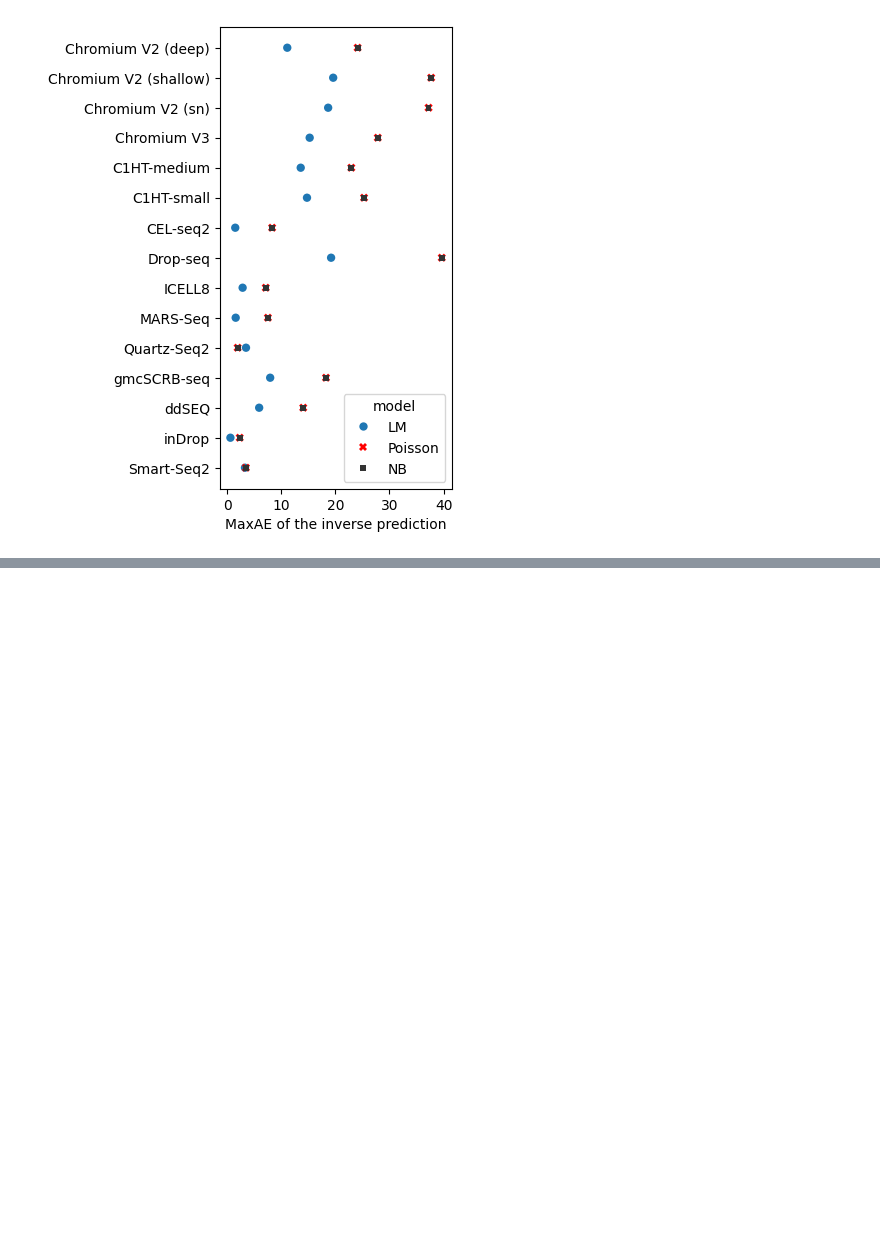
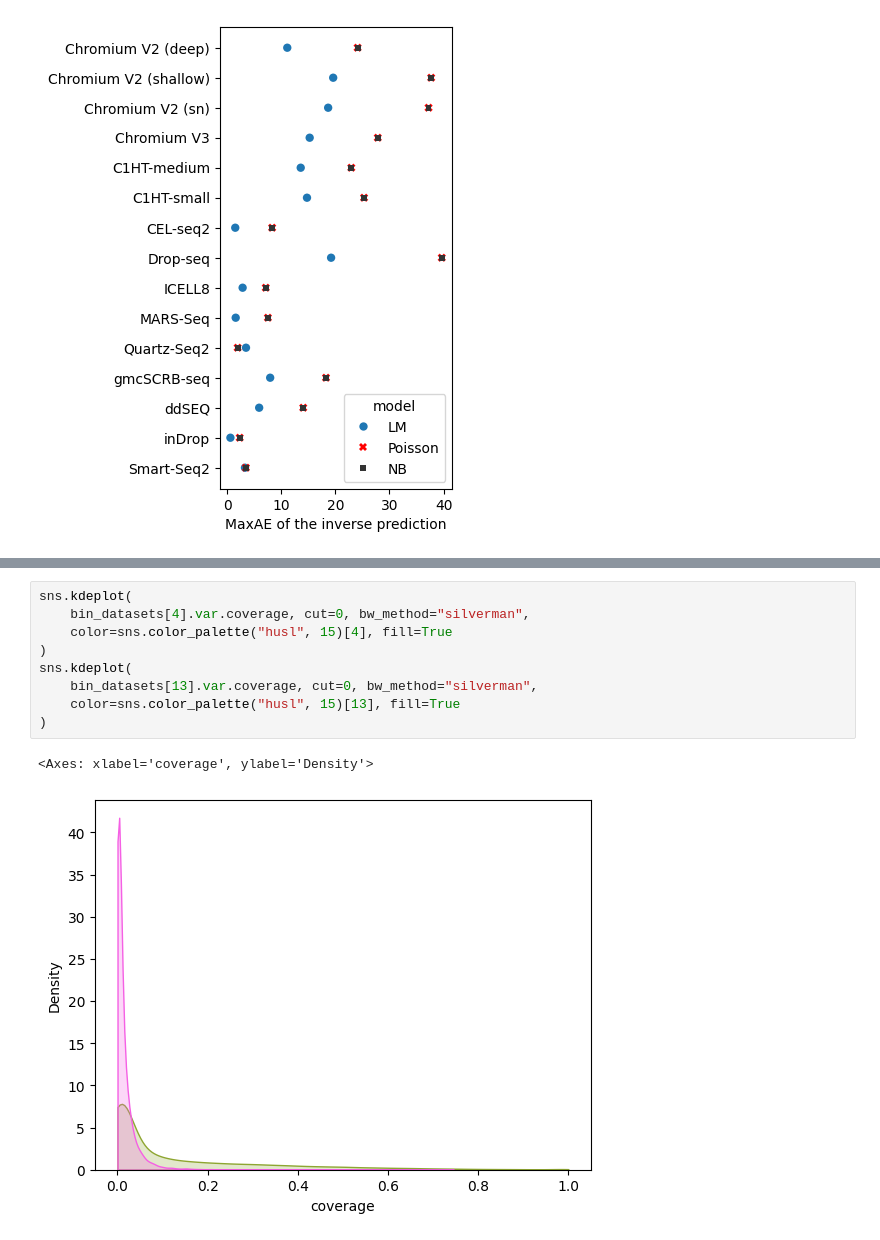
Before and after one commit to yo-aka-gene/grnet, a Jupyter notebook: docs/notebooks/dor.ipynb, the cells around one changed output, grey strips where cells are left out. Drawn from its saved outputs; the diff is of its cells as text; blank space fills up the shorter version.

```diff
--- a/docs/notebooks/dor.ipynb
+++ b/docs/notebooks/dor.ipynb
@@ -329,0 +362,12 @@ fig.savefig(f"{conf.export}/inv_maxae.png", **kwarg_savefig)
+# %%
+sns.kdeplot(
+    bin_datasets[4].var.coverage, cut=0, bw_method="silverman",
+    color=sns.color_palette("husl", 15)[4], fill=True
+)
+sns.kdeplot(
+    bin_datasets[13].var.coverage, cut=0, bw_method="silverman",
+    color=sns.color_palette("husl", 15)[13], fill=True
+)
+# %% [output]
+<Axes: xlabel='coverage', ylabel='Density'>
+[figure, added]
```
Also changed, not shown: parts of 6 cells of this notebook, 3 other files.
